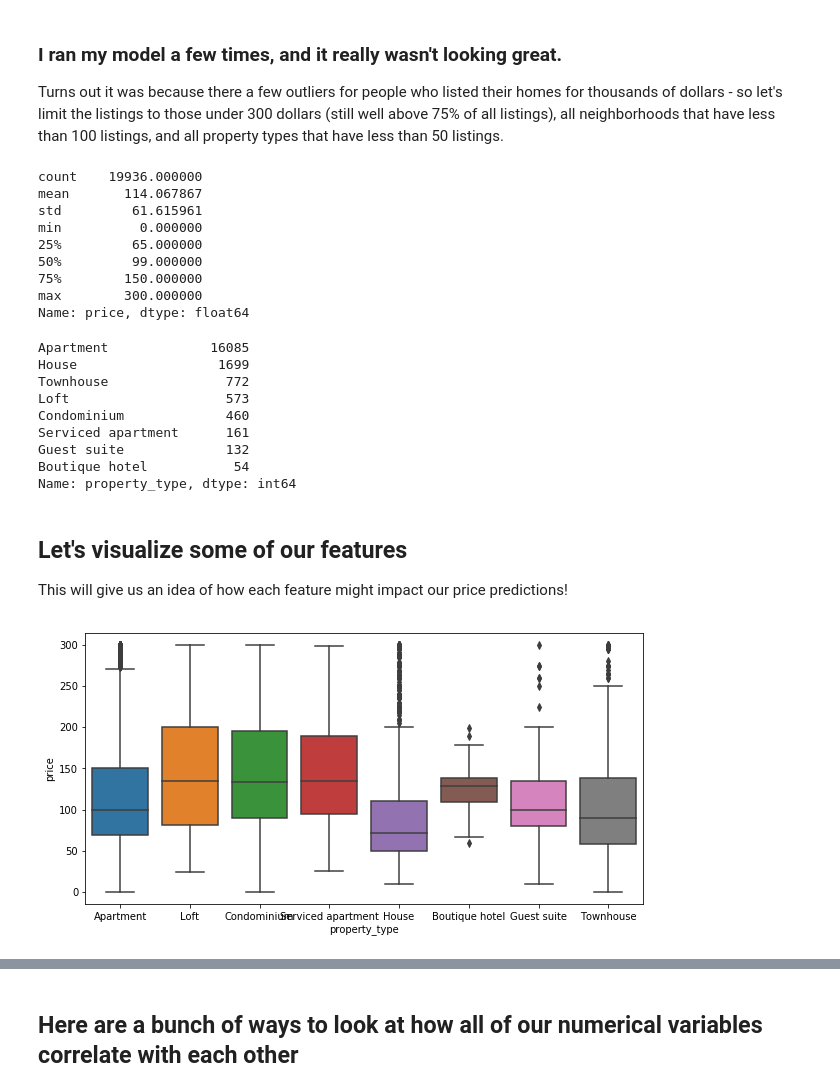
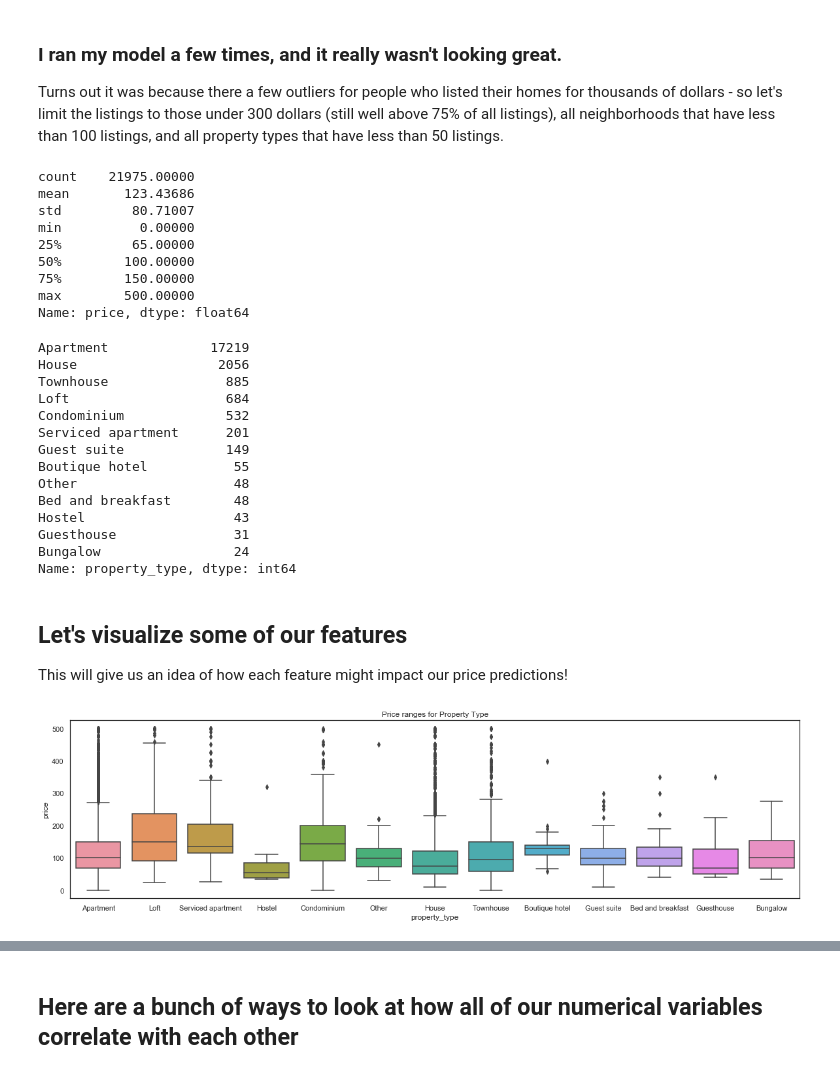
Before and after one commit to softserveslayer/airbnb_price_predictions, a Jupyter notebook: Test_airbnb_no_cleaning_fee.ipynb, the cells around one changed output, grey strips where cells are left out. Cells and saved outputs as stored; diff of their text form; code cells hidden in the pictures.

```diff
--- a/Test_airbnb_no_cleaning_fee.ipynb
+++ b/Test_airbnb_no_cleaning_fee.ipynb
@@ -124,34 +143,39 @@ Name: price, dtype: float64
 Turns out it was because there a few outliers for people who listed their homes for thousands of dollars - so let's limit the listings to those under 300 dollars (still well above 75% of all listings), all neighborhoods that have less than 100 listings, and all property types that have less than 50 listings.
 # %%
 #Takes all neighborhoods with more than 200 listings
-airbnb = airbnb.groupby('neighbourhood').filter(lambda x: len(x) >= 100)
+airbnb = airbnb.groupby('neighbourhood').filter(lambda x: len(x) >= 50)
 #Takes all property types with more than 50 listings
-airbnb = airbnb.groupby('property_type').filter(lambda x: len(x) >= 50)
+airbnb = airbnb.groupby('property_type').filter(lambda x: len(x) >= 20)
 #Only list properties that are $300 or less, which would include over 75% of our entire dataset.
-airbnb = airbnb[airbnb['price'] <= 300]
+airbnb = airbnb[airbnb['price'] <= 500]
 # %%
 airbnb.price.describe()
 # %% [output]
-count    19936.000000
-mean       114.067867
-std         61.615961
-min          0.000000
-25%         65.000000
-50%         99.000000
-75%        150.000000
-max        300.000000
+count    21975.00000
+mean       123.43686
+std         80.71007
+min          0.00000
+25%         65.00000
+50%        100.00000
+75%        150.00000
+max        500.00000
 Name: price, dtype: float64
 # %%
 airbnb['property_type'].value_counts()
 # %% [output]
-Apartment             16085
-House                  1699
-Townhouse               772
-Loft                    573
-Condominium             460
-Serviced apartment      161
-Guest suite             132
-Boutique hotel           54
+Apartment             17219
+House                  2056
+Townhouse               885
+Loft                    684
+Condominium             532
+Serviced apartment      201
+Guest suite             149
+Boutique hotel           55
+Other                    48
+Bed and breakfast        48
+Hostel                   43
+Guesthouse               31
+Bungalow                 24
 Name: property_type, dtype: int64
 # %% [markdown]
 ## Let's visualize some of our features
@@ -160,8 +184,8 @@ This will give us an idea of how each feature might impact our price predictions
 # %%
 import seaborn as sns
 import matplotlib.pyplot as plt
 # sns.boxplot(y='price', x='property_type', data = airbnb.loc[airbnb['price'] <= 500.00])
-sns.boxplot(y='price', x='property_type', data = airbnb)
-plt.rcParams['figure.figsize']=(10,5)
+sns.boxplot(y='price', x='property_type', data = airbnb).set_title("Price ranges for Property Type")
+plt.rcParams['figure.figsize']=(20,10)
 # %% [output]
-[figure, old version]
+[figure, new version]
```
Also changed, not shown: parts of 51 cells of this notebook.
